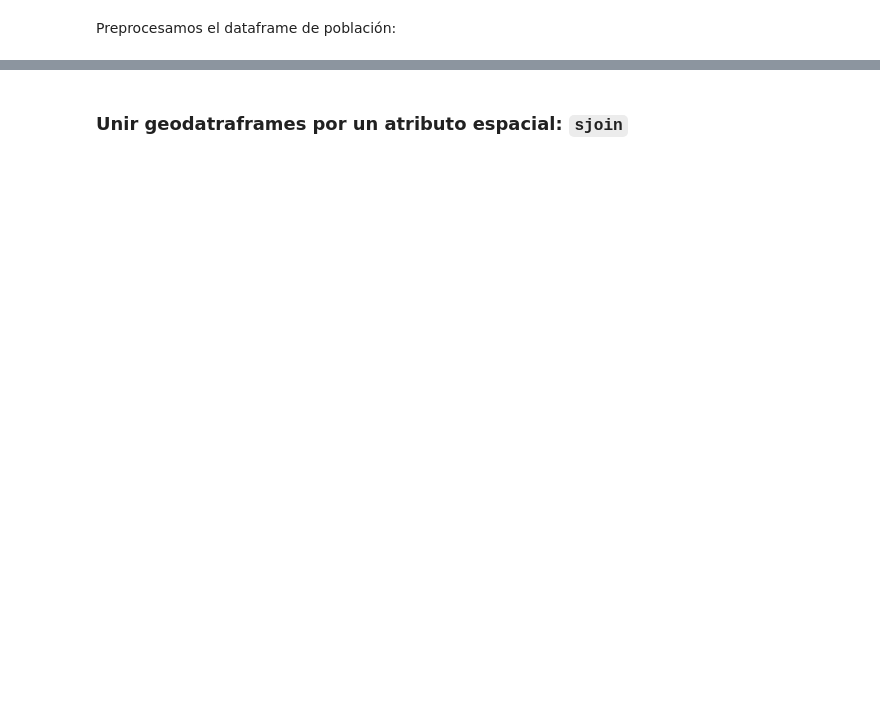
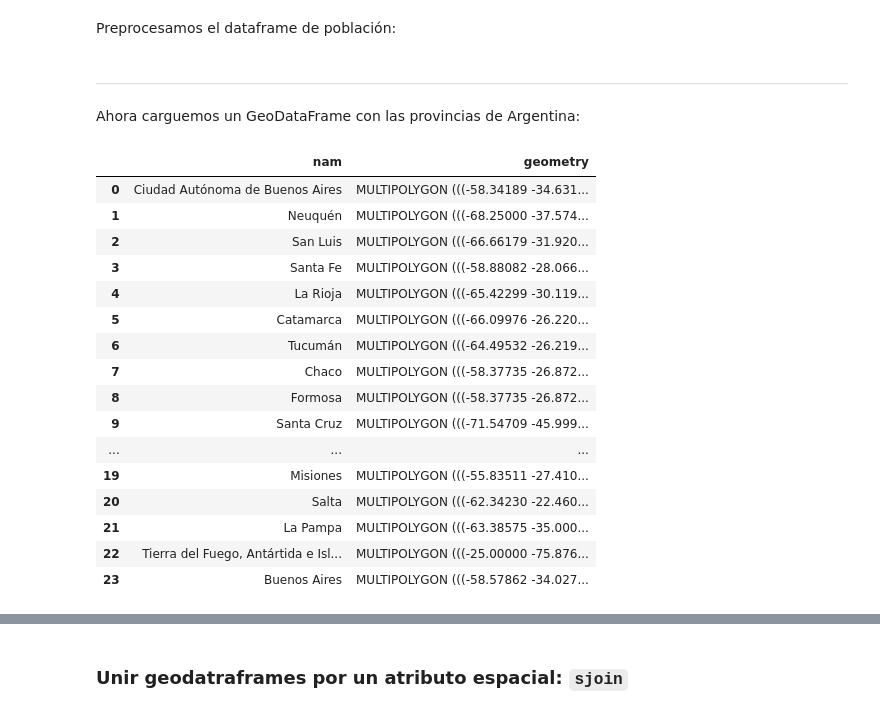
Before and after one commit to BelenMichel/PythonParaEconomistas2022, a Jupyter notebook: Clase6/PythEcon2022_c6.ipynb, the cells around one changed output, grey strips where cells are left out. Drawn from its saved outputs; the diff is of its cells as text; code cells hidden in the pictures; blank space fills up the shorter version.

```diff
--- a/Clase6/PythEcon2022_c6.ipynb
+++ b/Clase6/PythEcon2022_c6.ipynb
@@ -49,7 +120,29 @@ def convertir_a_int(fila, cols=["Año 2010", "Año 2015", "Año 2020"]):
     return fila
 # %%
 poblacion_df = poblacion_df.apply(convertir_a_int, axis=1)
+# %% [markdown]
+___
+# %% [markdown]
+Ahora carguemos un GeoDataFrame con las provincias de Argentina:
 # %%
-provincias_gdf = gpd.read_file(filename="datos/provincia.zip", bbox=(-75,-50,-55,-20))
+provincias_gdf = gpd.read_file(filename="datos/provincia.zip")
 provincias_gdf = provincias_gdf[["nam", "geometry"]]
 provincias_gdf
+# %% [output]
+|  | nam | geometry |
+| 0 | Ciudad Autónoma de Buenos Aires | MULTIPOLYGON (((-58.34189 -34.631... |
+| 1 | Neuquén | MULTIPOLYGON (((-68.25000 -37.574... |
+| 2 | San Luis | MULTIPOLYGON (((-66.66179 -31.920... |
+| 3 | Santa Fe | MULTIPOLYGON (((-58.88082 -28.066... |
+| 4 | La Rioja | MULTIPOLYGON (((-65.42299 -30.119... |
+| 5 | Catamarca | MULTIPOLYGON (((-66.09976 -26.220... |
+| 6 | Tucumán | MULTIPOLYGON (((-64.49532 -26.219... |
+| 7 | Chaco | MULTIPOLYGON (((-58.37735 -26.872... |
+| 8 | Formosa | MULTIPOLYGON (((-58.37735 -26.872... |
+| 9 | Santa Cruz | MULTIPOLYGON (((-71.54709 -45.999... |
+| ... | ... | ... |
+| 19 | Misiones | MULTIPOLYGON (((-55.83511 -27.410... |
+| 20 | Salta | MULTIPOLYGON (((-62.34230 -22.460... |
+| 21 | La Pampa | MULTIPOLYGON (((-63.38575 -35.000... |
+| 22 | Tierra del Fuego, Antártida e Isl... | MULTIPOLYGON (((-25.00000 -75.876... |
+| 23 | Buenos Aires | MULTIPOLYGON (((-58.57862 -34.027... |
```
Also changed, not shown: parts of 29 cells of this notebook.
